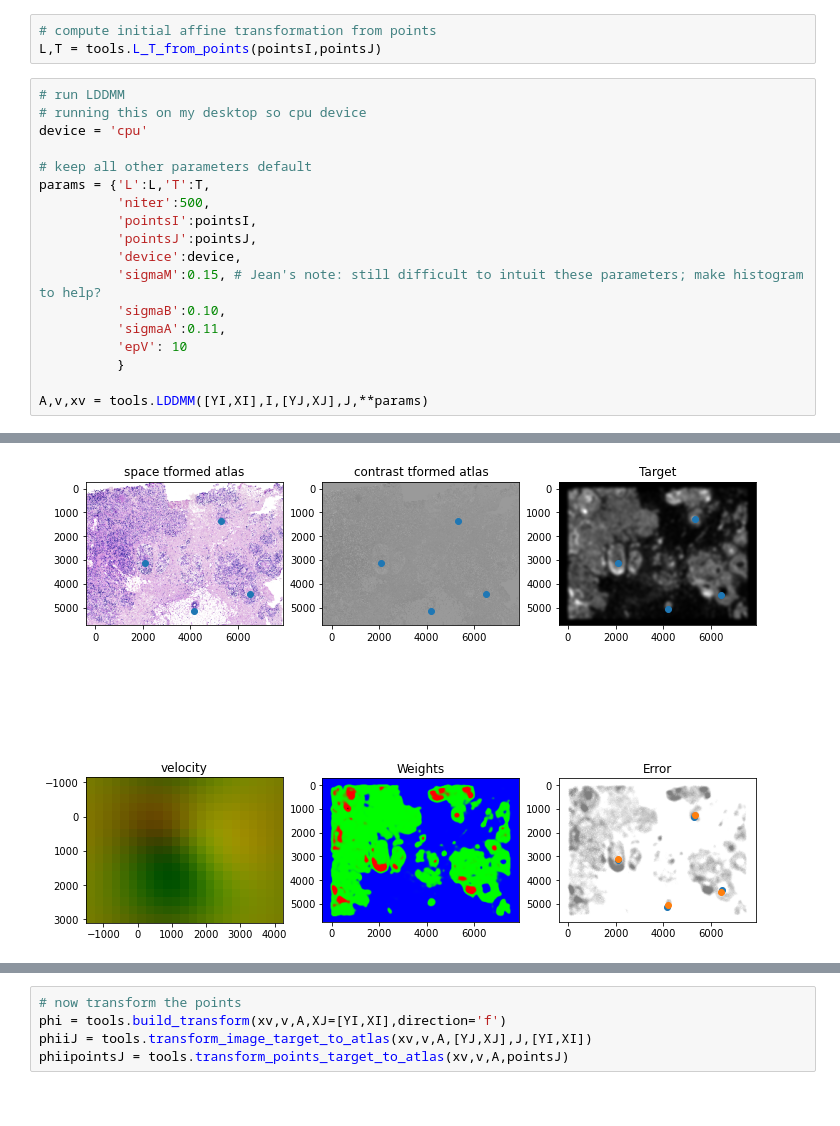
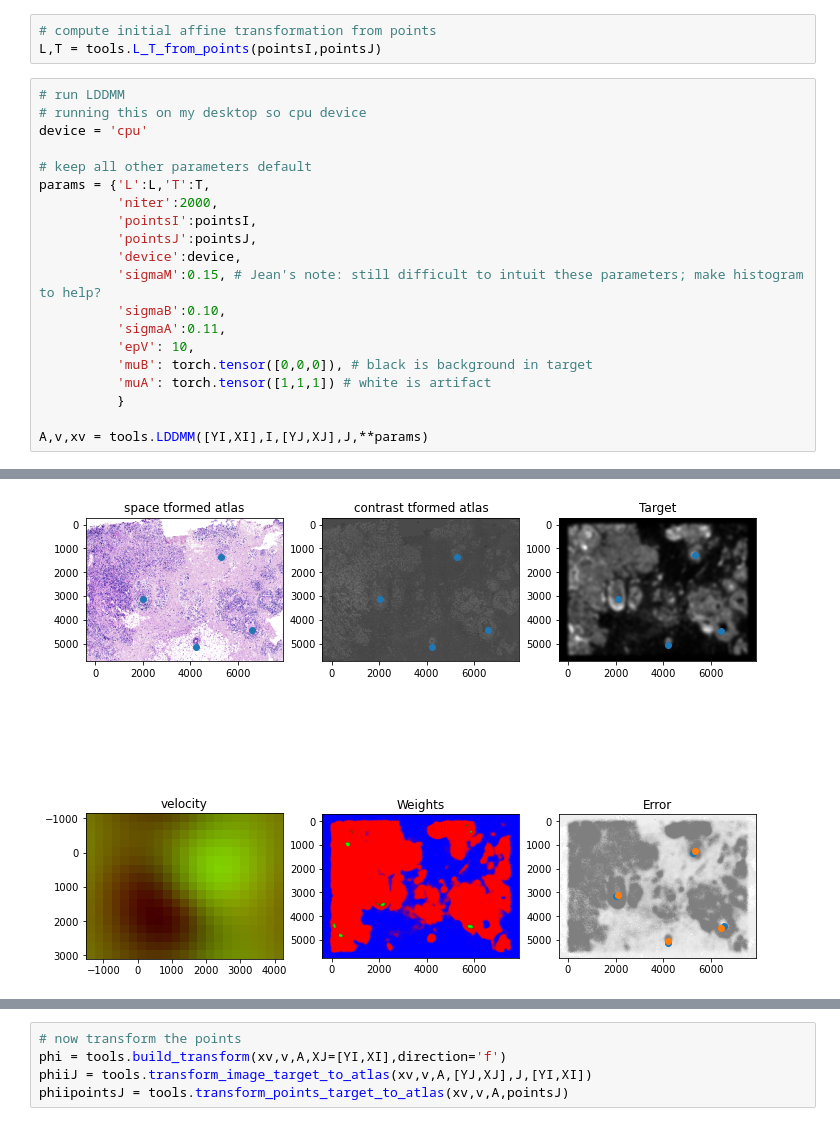
Before and after one commit to JEFworks-Lab/STalign, a Jupyter notebook: xenium-jeanv2.ipynb, the cells around one changed output, grey strips where cells are left out. Cells and saved outputs as stored; diff of their text form.

```diff
--- a/xenium-jeanv2.ipynb
+++ b/xenium-jeanv2.ipynb
@@ -118,21 +124,23 @@ L,T = tools.L_T_from_points(pointsI,pointsJ)
 # %%
 # run LDDMM
 # running this on my desktop so cpu device
 device = 'cpu'
 
 # keep all other parameters default
 params = {'L':L,'T':T,
-          'niter':500,
+          'niter':2000,
           'pointsI':pointsI,
           'pointsJ':pointsJ,
           'device':device,
           'sigmaM':0.15, # Jean's note: still difficult to intuit these parameters; make histogram to help?
           'sigmaB':0.10,
           'sigmaA':0.11,
-          'epV': 10
+          'epV': 10,
+          'muB': torch.tensor([0,0,0]), # black is background in target
+          'muA': torch.tensor([1,1,1]) # white is artifact
           }
 
 A,v,xv = tools.LDDMM([YI,XI],I,[YJ,XJ],J,**params)
 # %% [output]
 [figure]
-[figure, old version]
+[figure, new version]
```
Also changed, not shown: parts of 5 cells of this notebook, 1 other file.
